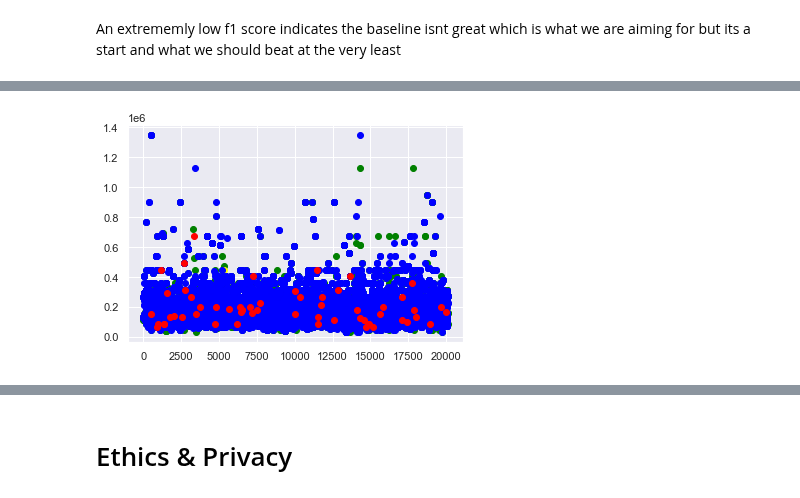
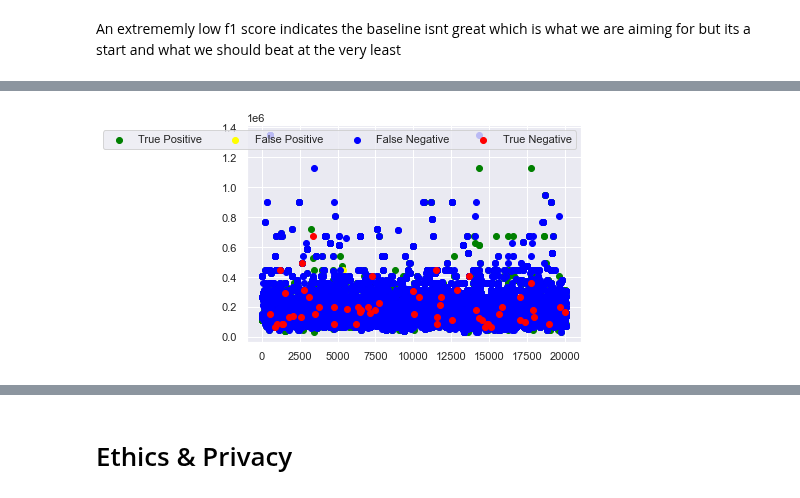
Before and after one commit to COGS118A/Group022-Wi23, a Jupyter notebook: CheckpointGroup022-Wi23.ipynb, the cells around one changed output, grey strips where cells are left out. Cells and saved outputs as stored; diff of their text form; code cells hidden in the pictures.

Commit message:
Added legend to plot

```diff
--- a/CheckpointGroup022-Wi23.ipynb
+++ b/CheckpointGroup022-Wi23.ipynb
@@ -508,9 +508,11 @@ F1 Score:  0.5772793413067395
 An extrememly low f1 score indicates the baseline isnt great which is what we are aiming for but its a start and what we should beat at the very least
 # %%
 #Next comes the graph for this
-plt.scatter(xTp, tpPoints, color = 'green')
-plt.scatter(xFp, fpPoints, color = 'yellow')
-plt.scatter(xFn, fnPoints, color = 'blue')
-plt.scatter(xTn, tnPoints, color = 'red')
-plt.show()
+plt.scatter(xTp, tpPoints, color = 'green', label="True Positive")
+plt.scatter(xFp, fpPoints, color = 'yellow', label="False Positive")
+plt.scatter(xFn, fnPoints, color = 'blue', label = "False Negatives")
+plt.scatter(xTn, tnPoints, color = 'red', label = "True Negatives")
+plt.legend(["True Positive" , "False Positive", "False Negative", "True Negative"], ncol = 4 )
+plt.figure(figsize=(10000,10000))
+#plt.show()
 # %% [output]
@@ -517 +520 @@ plt.show()
-[figure, old version]
+[figure, new version]
```
Also changed, not shown: parts of 1 cell of this notebook.
